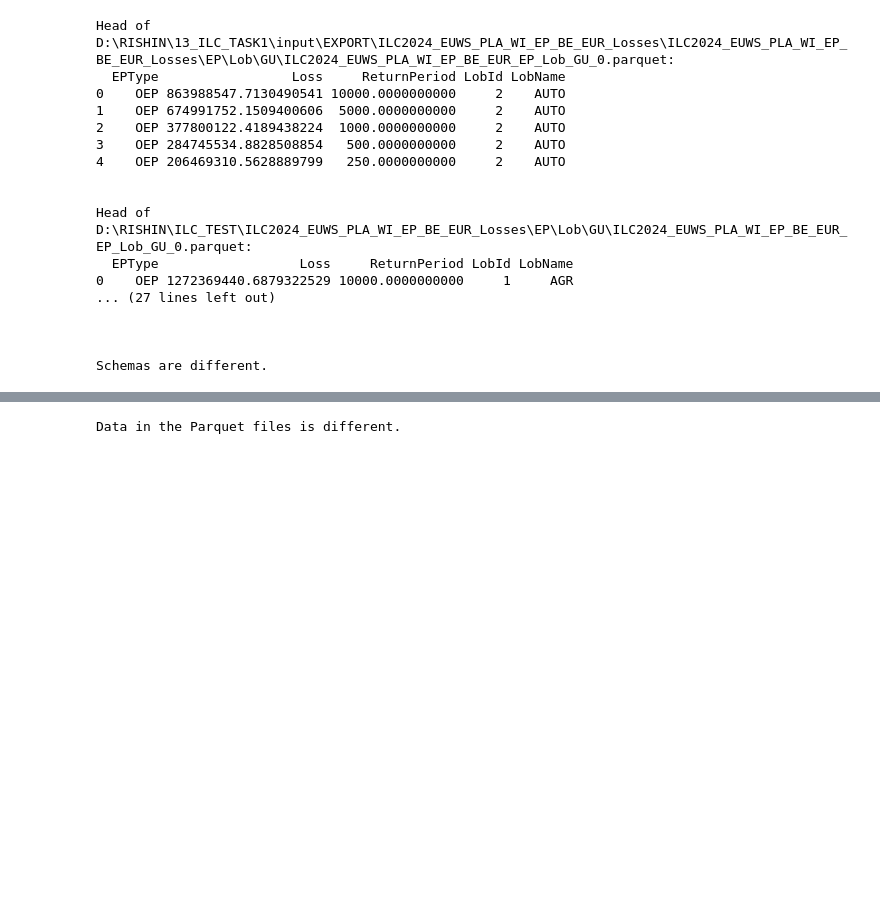
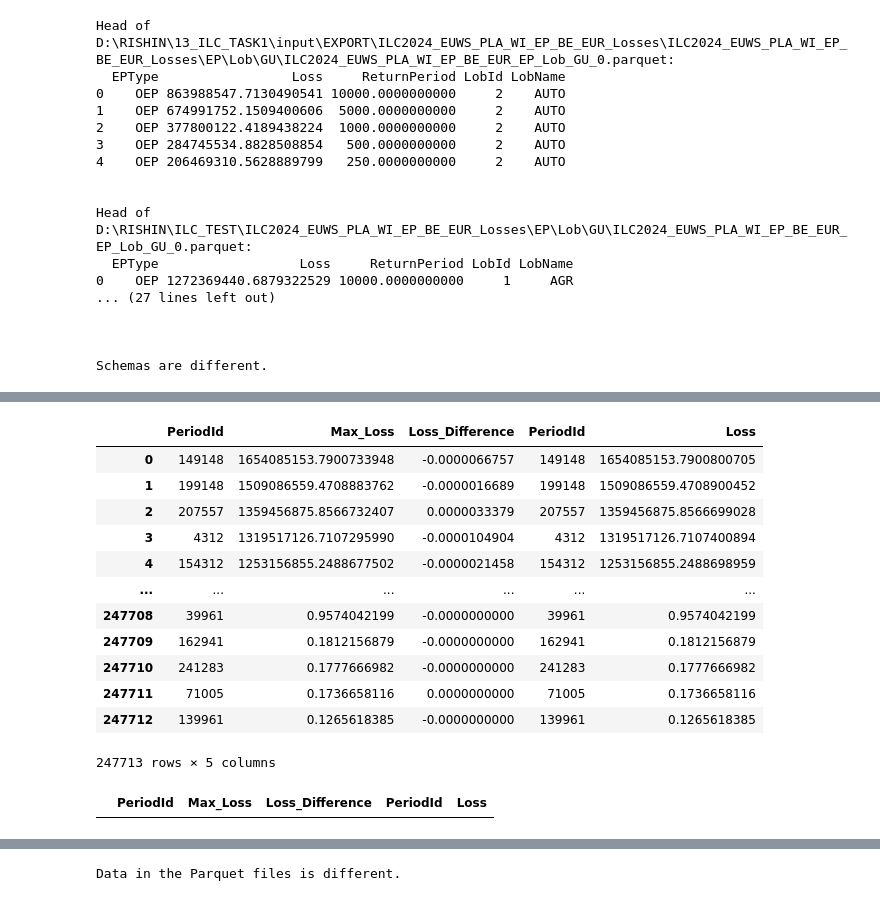
Before and after one commit to Rishinr1/13_ILC_TASKS, a Jupyter notebook: EPcheckdf.ipynb, the cells around one changed output, grey strips where cells are left out. Cells and saved outputs as stored; diff of their text form; code cells hidden in the pictures; blank space fills up the shorter version.

```diff
--- a/EPcheckdf.ipynb
+++ b/EPcheckdf.ipynb
@@ -468,0 +557,35 @@ Concatenated DataFrame with Loss Difference:
+# %%
+import pandas as pd
+
+# Read the CSV files
+df1 = pd.read_csv(r"D:\\RISHIN\\TESTING FOLDER\\ILC_TEST_3\\LOB_AUTO_SECOND.csv")
+df2 = pd.read_csv(r"D:\\RISHIN\\TESTING FOLDER\\ILC_TEST_3\\LOB_AUTO_SECOND_SQL.csv", header=None)
+
+# Set the header for df2
+df2.columns = ['PeriodId' ,'Loss']
+
+# Ensure both DataFrames have the same number of rows
+if len(df1) != len(df2):
+    raise ValueError("The number of rows in df1 and df2 do not match.")
+
+# Add a column to show the difference in 'Loss' between the two DataFrames
+df1['Loss_Difference'] = df1["Max_Loss"] - df2["Loss"]
+
+# Concatenate the DataFrames
+df3 = pd.concat([df1, df2], axis=1)
+# %%
+df3
+# %% [output]
+|  | PeriodId | Max_Loss | Loss_Difference | PeriodId | Loss |
+| 0 | 149148 | 1654085153.7900733948 | -0.0000066757 | 149148 | 1654085153.7900800705 |
+| 1 | 199148 | 1509086559.4708883762 | -0.0000016689 | 199148 | 1509086559.4708900452 |
+| 2 | 207557 | 1359456875.8566732407 | 0.0000033379 | 207557 | 1359456875.8566699028 |
+| 3 | 4312 | 1319517126.7107295990 | -0.0000104904 | 4312 | 1319517126.7107400894 |
+| 4 | 154312 | 1253156855.2488677502 | -0.0000021458 | 154312 | 1253156855.2488698959 |
+| ... | ... | ... | ... | ... | ... |
+| 247708 | 39961 | 0.9574042199 | -0.0000000000 | 39961 | 0.9574042199 |
+| 247709 | 162941 | 0.1812156879 | -0.0000000000 | 162941 | 0.1812156879 |
+| 247710 | 241283 | 0.1777666982 | -0.0000000000 | 241283 | 0.1777666982 |
+| 247711 | 71005 | 0.1736658116 | 0.0000000000 | 71005 | 0.1736658116 |
+| 247712 | 139961 | 0.1265618385 | -0.0000000000 | 139961 | 0.1265618385 |
+247713 rows × 5 columns
@@ -468,0 +598,4 @@ Concatenated DataFrame with Loss Difference:
+# %%
+df3_less_than_one
+# %% [output]
+|  | PeriodId | Max_Loss | Loss_Difference | PeriodId | Loss |
```
Also changed, not shown: parts of 24 cells of this notebook, 4 other files.
